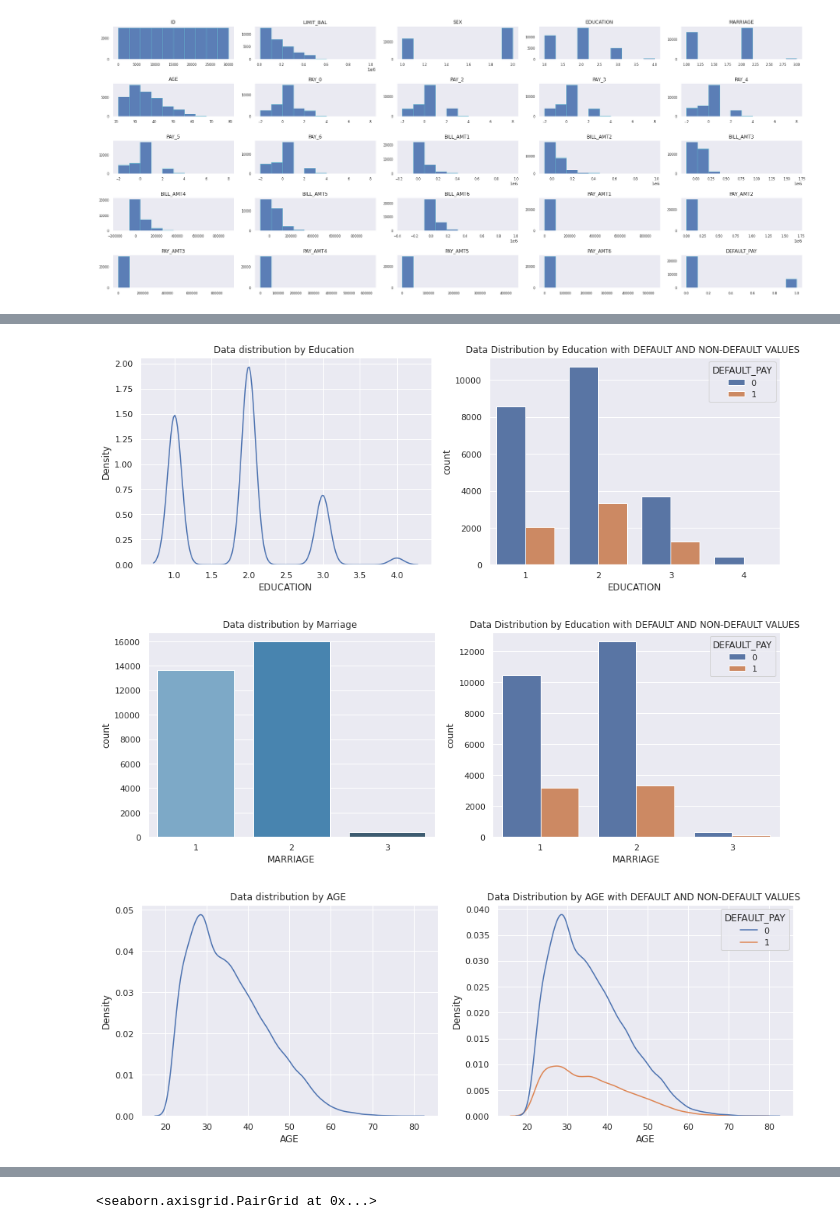
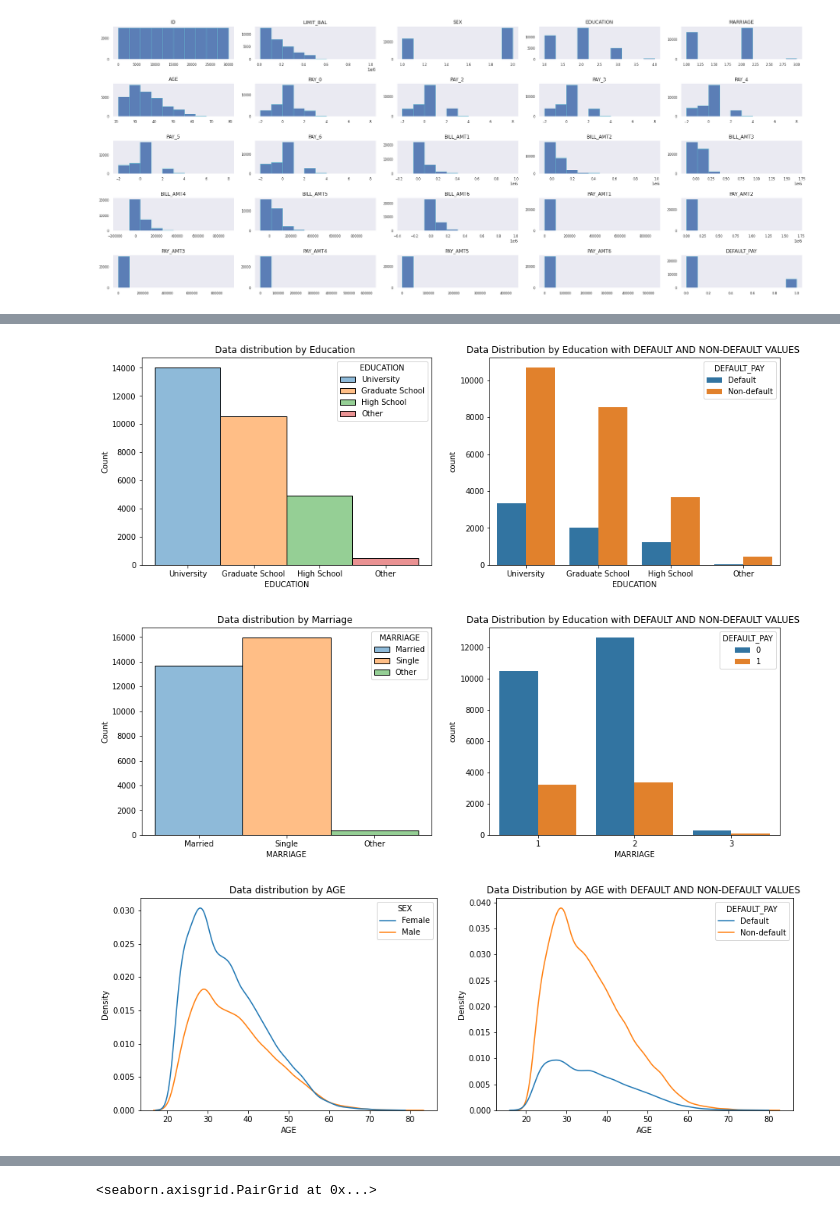
Before and after one commit to MadhurAwasthi/Credit-Card-Default-Prediction, a Jupyter notebook: Credit_Card_Default_Prediction_Capstone_Project.ipynb, the cells around one changed output, grey strips where cells are left out. Saved outputs shown, nothing was run; the diff lists cells and outputs as text; code cells hidden in the pictures.

```diff
--- a/Credit_Card_Default_Prediction_Capstone_Project.ipynb
+++ b/Credit_Card_Default_Prediction_Capstone_Project.ipynb
@@ -410,0 +418,7 @@ Index(['ID', 'LIMIT_BAL', 'SEX', 'EDUCATION', 'MARRIAGE', 'AGE', 'PAY_0',
+# %%
+df = data_df.copy()
+df['SEX'] = df["SEX"].replace({1:'Male',2:'Female'})
+df['EDUCATION'] = df['EDUCATION'].replace({1:'Graduate School',2:'University',3:'High School',4:'Other'})
+df['MARRIAGE'] = df['MARRIAGE'].replace({1:'Married',2:'Single',3:'Other'})
+df['DEFAULT_PAY'] = df['DEFAULT_PAY'].replace({1:'Default',0:'Non-default'})
+df.head()
@@ -420,14 +451,14 @@ plt.show()
 # %%
 fig,axs = plt.subplots(1,2 , figsize=(15,5))
-sns.kdeplot(x="EDUCATION",ax=axs[0], data=data_df).set(title='Data distribution by Education ')
-sns.countplot(x="EDUCATION", hue="DEFAULT_PAY",ax=axs[1], data=data_df).set(title='Data Distribution by Education with DEFAULT AND NON-DEFAULT VALUES ')
+sns.histplot(x="EDUCATION",ax=axs[0],hue='EDUCATION', data=df).set(title='Data distribution by Education ')
+sns.countplot(x="EDUCATION", hue="DEFAULT_PAY",ax=axs[1], data=df).set(title='Data Distribution by Education with DEFAULT AND NON-DEFAULT VALUES ')
 plt.show()
 # %% [output]
-[figure, old version]
+[figure, new version]
 # %%
 fig,axs = plt.subplots(1,2 , figsize=(15,5))
-sns.countplot(x="MARRIAGE",ax=axs[0],palette="Blues_d", data=data_df).set(title='Data distribution by Marriage ')
+sns.histplot(x="MARRIAGE",ax=axs[0],hue="MARRIAGE",data=df).set(title='Data distribution by Marriage ')
 sns.countplot(x="MARRIAGE", hue="DEFAULT_PAY",ax=axs[1], data=data_df).set(title='Data Distribution by Education with DEFAULT AND NON-DEFAULT VALUES ')
 plt.show()
 # %% [output]
-[figure, old version]
+[figure, new version]
@@ -436,8 +465,10 @@ Groupby_age_df = []
 # %%
 fig,axs = plt.subplots(1,2 , figsize=(15,5))
-sns.kdeplot(x="AGE",ax=axs[0],palette="Blues_d", data=data_df).set(title='Data distribution by AGE ')
-sns.kdeplot(x="AGE", hue="DEFAULT_PAY",ax=axs[1], data=data_df).set(title='Data Distribution by AGE with DEFAULT AND NON-DEFAULT VALUES ')
+sns.kdeplot(x="AGE",ax=axs[0],hue='SEX', data=df).set(title='Data distribution by AGE ')
+# sns.displot(data=df, x="AGE", hue="SEX", multiple="stack", kind="kde").set(title='Data distribution by AGE ')
+# sns.displot(data=df,x="AGE",hue="DEFAULT_PAY",multiple="stack", kind="kde").set(title='Data distribution by AGE ')
+sns.kdeplot(x="AGE", hue="DEFAULT_PAY",ax=axs[1], data=df).set(title='Data Distribution by AGE with DEFAULT AND NON-DEFAULT VALUES ')
 plt.show()
 # %% [output]
-[figure, old version]
+[figure, new version]
 # %%
```
Also changed, not shown: parts of 24 cells of this notebook.
